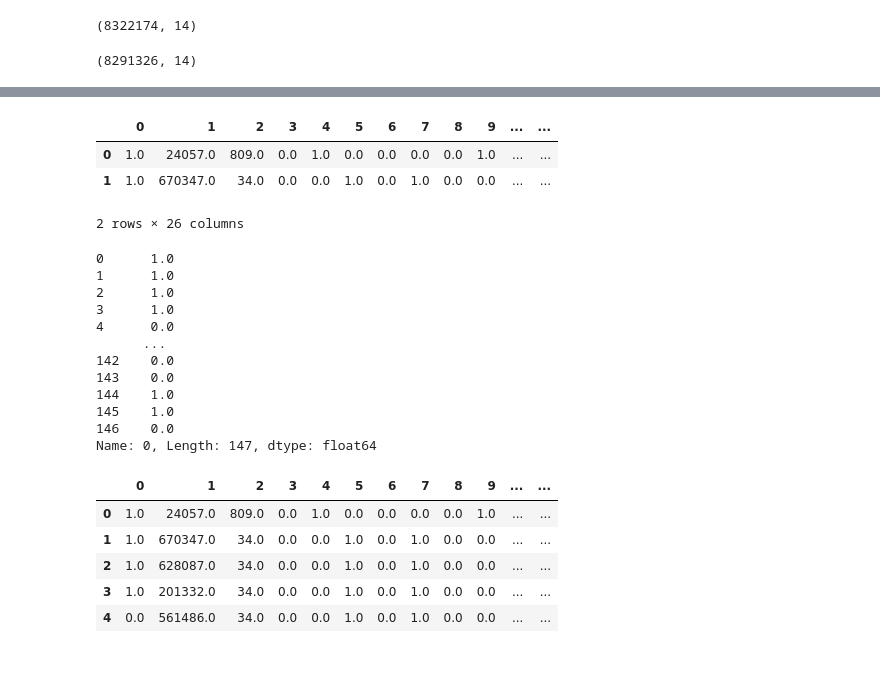
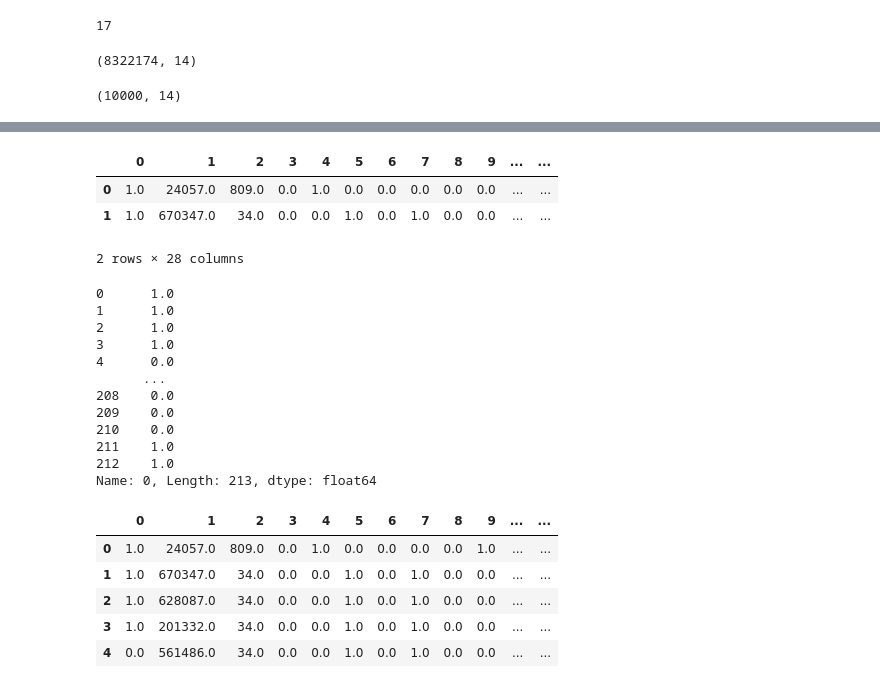
Before and after one commit to Zuza-b/ChangeDEEPly, a Jupyter notebook: notebooks/gb_model_mooc.ipynb, the cells around one changed output, grey strips where cells are left out. Saved outputs shown, nothing was run; the diff lists cells and outputs as text; code cells hidden in the pictures.

```diff
--- a/notebooks/gb_model_mooc.ipynb
+++ b/notebooks/gb_model_mooc.ipynb
@@ -9,7 +9,7 @@ from sklearn.compose import ColumnTransformer
 set_config(display='diagram')
 from sklearn.model_selection import train_test_split
 # %%
-df = pd.read_csv("/Users/azin/code/azinmjalali/ChangeDEEPly/raw_data/df_full_withtime.csv")
+df = pd.read_csv("/Users/azin/code/azinmjalali/ChangeDEEPly/raw_data/df_full_withtime.csv", nrows= 10000)
 df.head(2)
 # %% [output]
 |  | Unnamed: 0 | username | session_id | action | truth | id | start | end | category | gender | ... |
@@ -18,3 +100,7 @@ df.head(2)
+# %%
+df['category'].nunique()
+# %% [output]
+17
 # %%
 df.shape
 # %% [output]
@@ -24,7 +110,7 @@ df = df[df['birth']<2010]
 # %%
 df.shape
 # %% [output]
-(8291326, 14)
+(10000, 14)
 # %%
 df = df.reset_index(drop=True)
 # %%
@@ -136,13 +222,13 @@ test_temp.head()
 | 3 | 3 | 16055144 | 670347 | 95925c14aa0a330a541359eb244352e4 | stop_video | 1 | 34 | 2015-05-05 08:00:00 | 2015-09-10 01:00:00 | social science | ... |
 | 4 | 4 | 16055145 | 670347 | 95925c14aa0a330a541359eb244352e4 | pause_video | 1 | 34 | 2015-05-05 08:00:00 | 2015-09-10 01:00:00 | social science | ... |
 # %%
-df_trans = pd.DataFrame(merge_pipe.fit_transform(test_temp))
+df_trans = pd.DataFrame(merge_pipe.fit_transform(df))
 df_trans.head(2)
 # %% [output]
 |  | 0 | 1 | 2 | 3 | 4 | 5 | 6 | 7 | 8 | 9 | ... | ... |
-| 0 | 1.0 | 24057.0 | 809.0 | 0.0 | 1.0 | 0.0 | 0.0 | 0.0 | 0.0 | 1.0 | ... | ... |
+| 0 | 1.0 | 24057.0 | 809.0 | 0.0 | 1.0 | 0.0 | 0.0 | 0.0 | 0.0 | 0.0 | ... | ... |
 | 1 | 1.0 | 670347.0 | 34.0 | 0.0 | 0.0 | 1.0 | 0.0 | 1.0 | 0.0 | 0.0 | ... | ... |
-2 rows × 26 columns
+2 rows × 28 columns
 # %%
 y = df_trans[0]
 y
@@ -153,12 +239,12 @@ y
 3      1.0
 4      0.0
       ...
-142    0.0
-143    0.0
-144    1.0
-145    1.0
-146    0.0
-Name: 0, Length: 147, dtype: float64
+208    0.0
+209    0.0
+210    0.0
+211    1.0
+212    1.0
+Name: 0, Length: 213, dtype: float64
 # %%
 df_trans.head()
 # %% [output]
```
Also changed, not shown: parts of 10 cells of this notebook.
